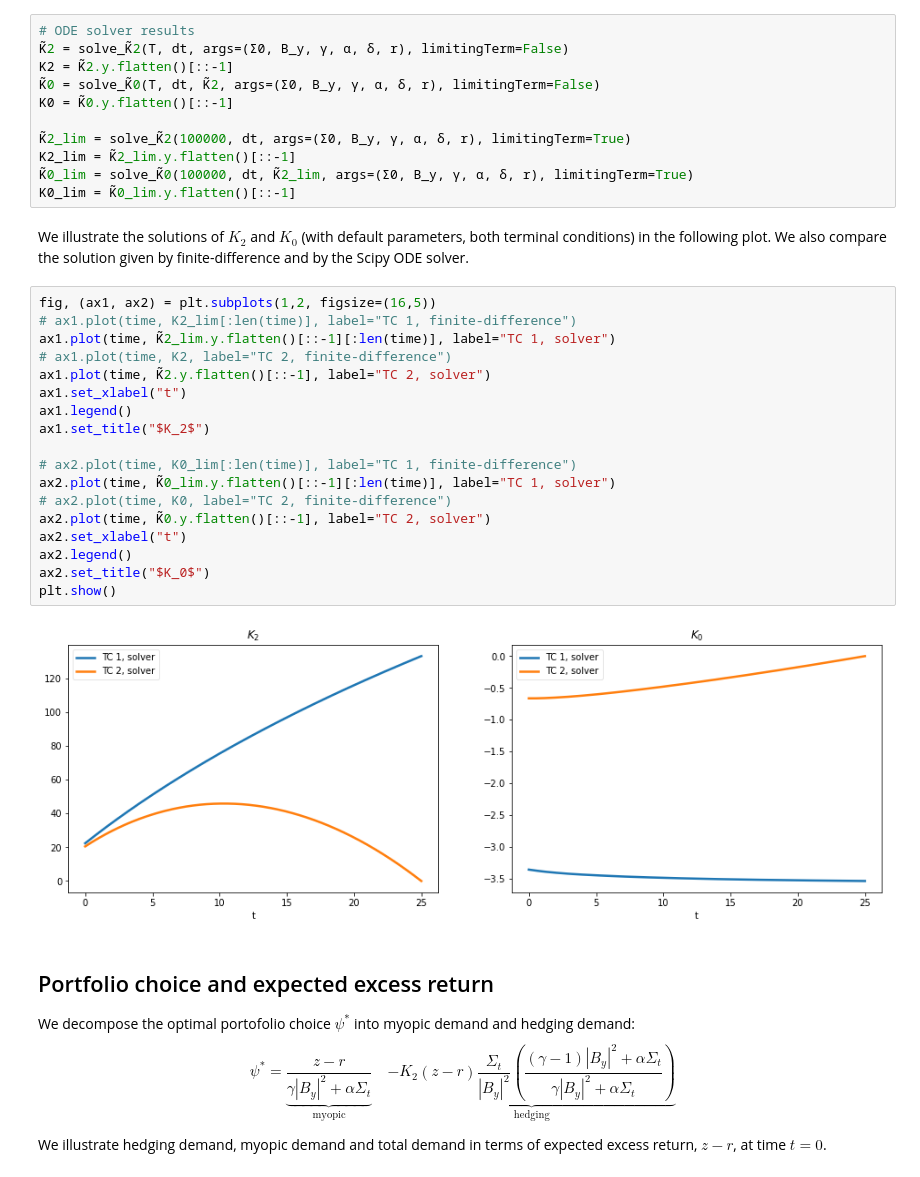
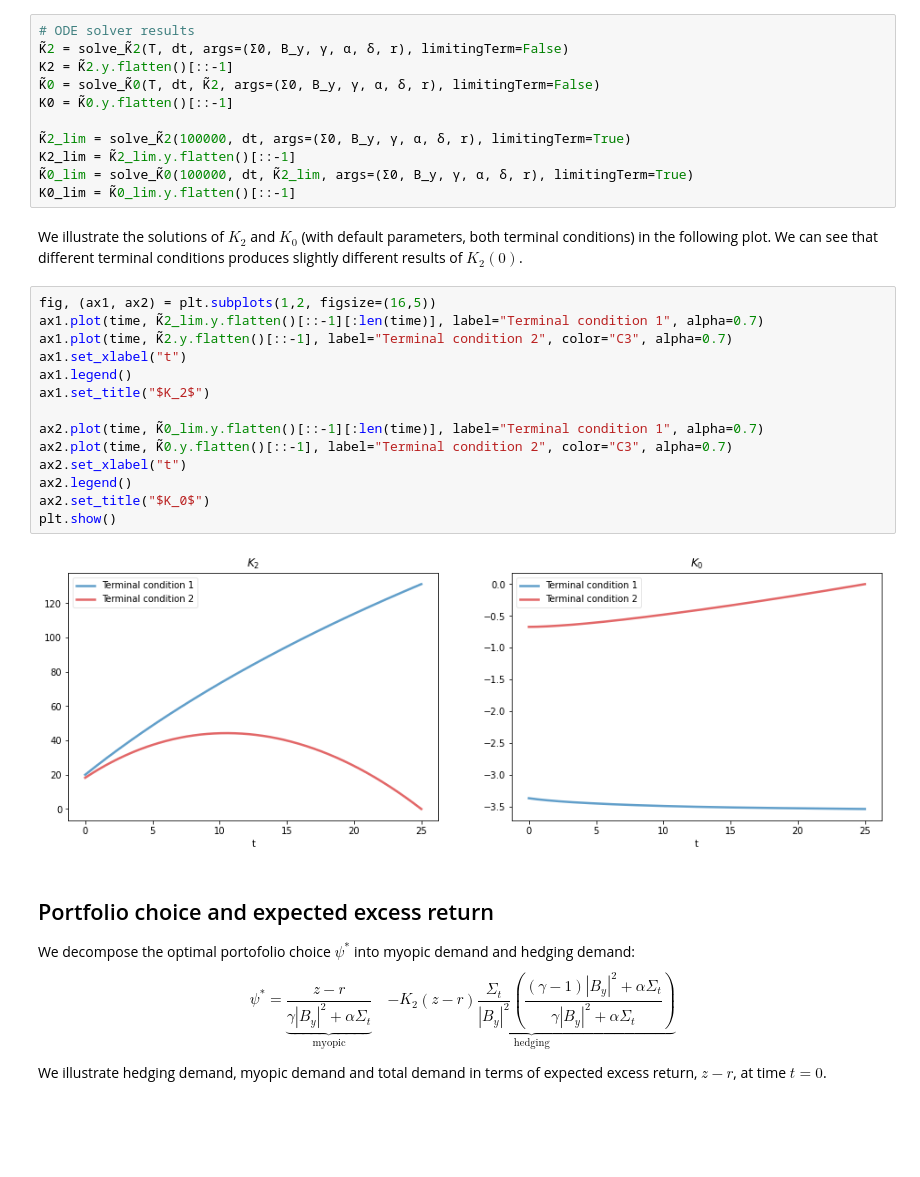
Before and after one commit to lphansen/PortfolioChoice, a Jupyter notebook: PortfolioSolution.ipynb, the cells around one changed output. Saved outputs shown, nothing was run; the diff lists cells and outputs as text; blank space fills up the shorter version.

Commit message:
delete finite difference

```diff
--- a/PortfolioSolution.ipynb
+++ b/PortfolioSolution.ipynb
@@ -242,27 +180,24 @@ K2_lim = K̃2_lim.y.flatten()[::-1]
 K̃0_lim = solve_K̃0(100000, dt, K̃2_lim, args=(Σ0, B_y, γ, α, δ, r), limitingTerm=True)
 K0_lim = K̃0_lim.y.flatten()[::-1]
 # %% [markdown]
-We illustrate the solutions of $K_2$ and $K_0$ (with default parameters, both terminal conditions) in the following plot. We also compare the solution given by finite-difference and by the Scipy ODE solver.
+We illustrate the solutions of $K_2$ and $K_0$ (with default parameters, both terminal conditions) in the following plot.
+We can see that different terminal conditions produces slightly different results of $K_2(0)$.
 # %%
 fig, (ax1, ax2) = plt.subplots(1,2, figsize=(16,5))
-# ax1.plot(time, K2_lim[:len(time)], label="TC 1, finite-difference")
-ax1.plot(time, K̃2_lim.y.flatten()[::-1][:len(time)], label="TC 1, solver")
-# ax1.plot(time, K2, label="TC 2, finite-difference")
-ax1.plot(time, K̃2.y.flatten()[::-1], label="TC 2, solver")
+ax1.plot(time, K̃2_lim.y.flatten()[::-1][:len(time)], label="Terminal condition 1", alpha=0.7)
+ax1.plot(time, K̃2.y.flatten()[::-1], label="Terminal condition 2", color="C3", alpha=0.7)
 ax1.set_xlabel("t")
 ax1.legend()
 ax1.set_title("$K_2$")
 
-# ax2.plot(time, K0_lim[:len(time)], label="TC 1, finite-difference")
-ax2.plot(time, K̃0_lim.y.flatten()[::-1][:len(time)], label="TC 1, solver")
-# ax2.plot(time, K0, label="TC 2, finite-difference")
-ax2.plot(time, K̃0.y.flatten()[::-1], label="TC 2, solver")
+ax2.plot(time, K̃0_lim.y.flatten()[::-1][:len(time)], label="Terminal condition 1", alpha=0.7)
+ax2.plot(time, K̃0.y.flatten()[::-1], label="Terminal condition 2", color="C3", alpha=0.7)
 ax2.set_xlabel("t")
 ax2.legend()
 ax2.set_title("$K_0$")
 plt.show()
 # %% [output]
-[figure, old version]
+[figure, new version]
 # %% [markdown]
 ## Portfolio choice and expected excess return
 
```
Also changed, not shown: parts of 12 cells of this notebook.
